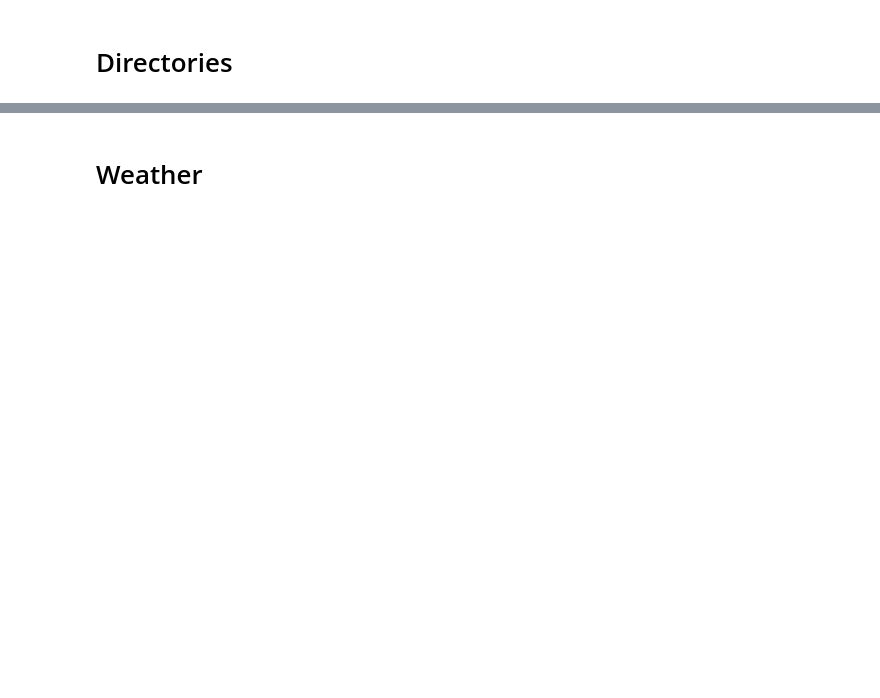
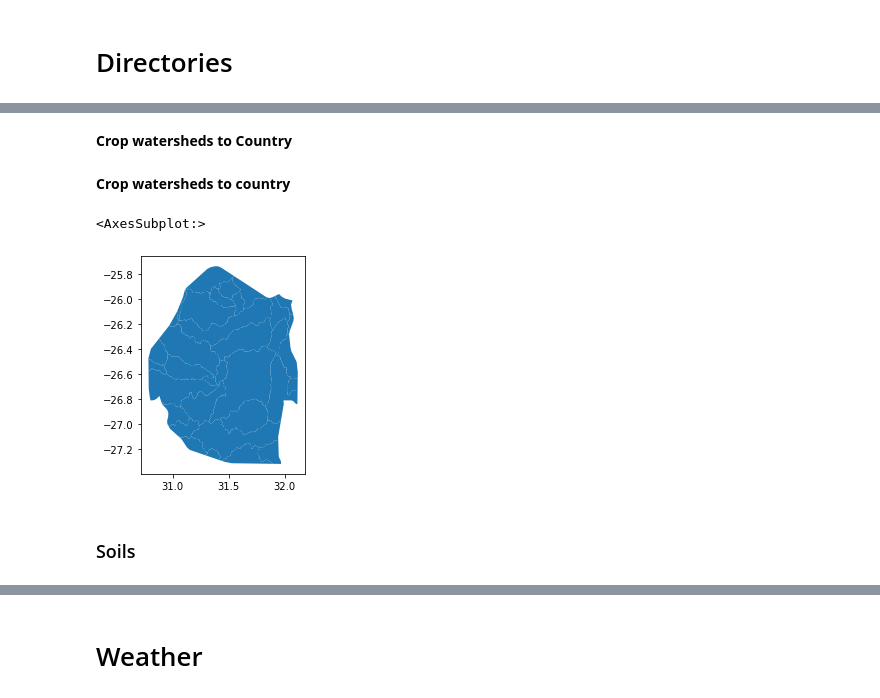
Before and after one commit to GerhardtB/C4, a Jupyter notebook: Aquacrop.ipynb, the cells around one changed output, grey strips where cells are left out. Cells and saved outputs as stored; diff of their text form; code cells hidden in the pictures; blank space fills up the shorter version.

```diff
--- a/Aquacrop.ipynb
+++ b/Aquacrop.ipynb
@@ -20,0 +407,4 @@ os.listdir(DataDir)
+# %%
+sql = 'SELECT * FROM africa_watersheds_level8'
+# %%
+hydro_basins = gpd.read_postgis(sql, con=engine)
@@ -20,0 +420,19 @@ os.listdir(DataDir)
+# %% [markdown]
+**Crop watersheds to Country**
+# %%
+sql = 'SELECT * FROM countries_adm'
+
+country_adm = gpd.read_postgis(sql, con=engine, geom_col='geometry')
+
+country_adm = country_adm.loc[country_adm['ADMIN']==country[0]]
+# %% [markdown]
+**Crop watersheds to country**
+# %%
+country_wsheds = gpd.clip(hydro_basins, country_adm)
+# %%
+country_wsheds.plot()
+# %% [output]
+<AxesSubplot:>
+[figure, added]
+# %% [markdown]
+### Soils
```
Also changed, not shown: parts of 121 cells of this notebook.
